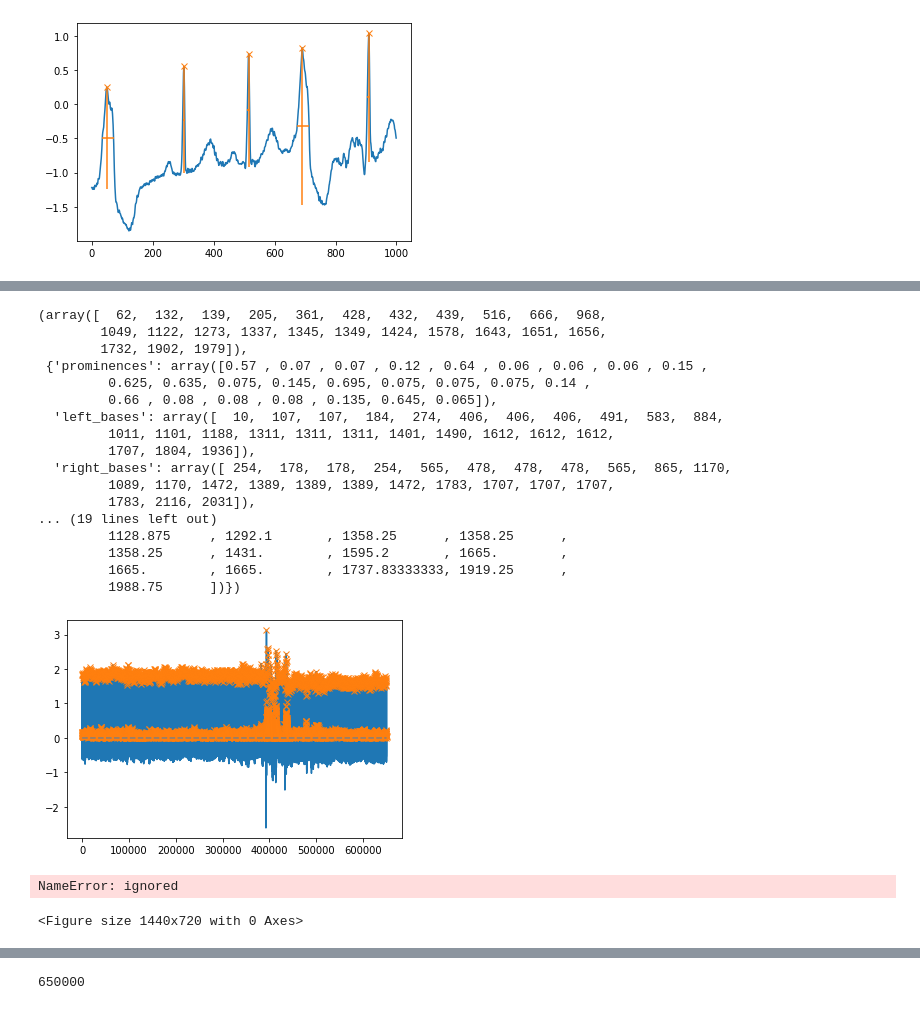
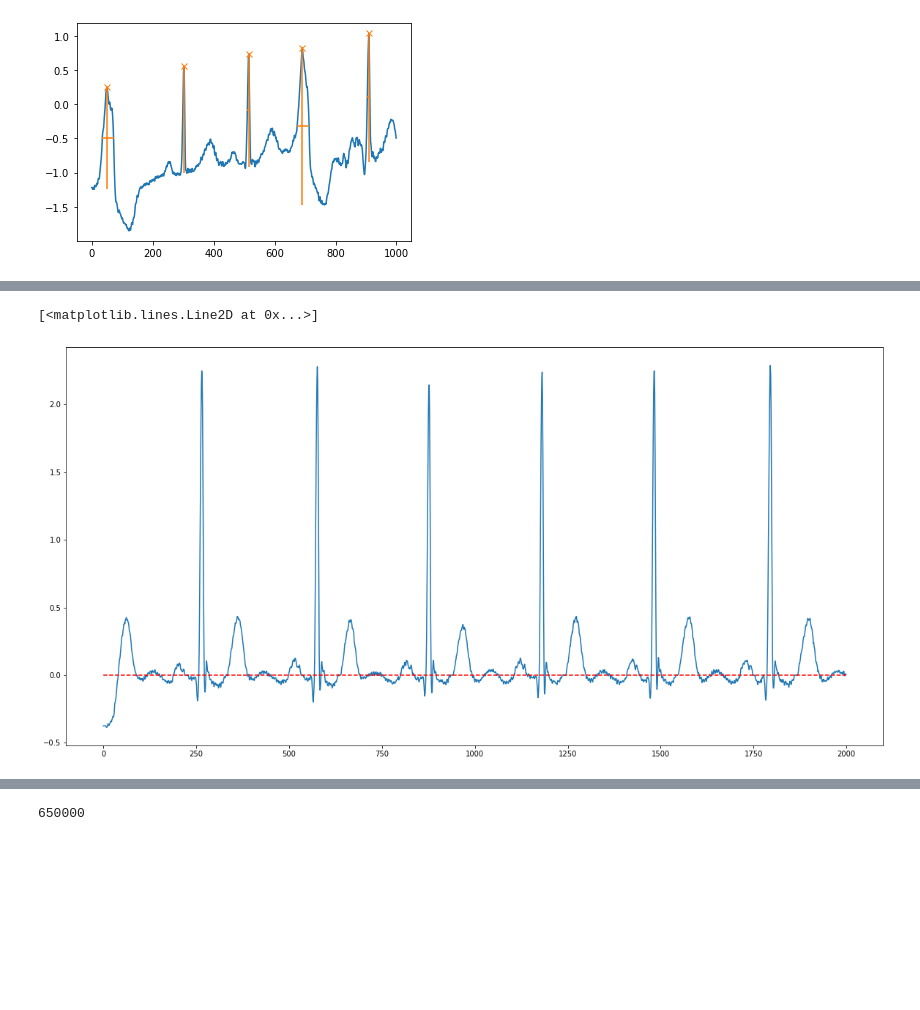
Before and after one commit to yawsonsamuel320/cardiac-arrhythmia, a Jupyter notebook: Arrythmia_Final_Year_Project.ipynb, the cells around one changed output, grey strips where cells are left out. Saved outputs shown, nothing was run; the diff lists cells and outputs as text; code cells hidden in the pictures; blank space fills up the shorter version.

```diff
--- a/Arrythmia_Final_Year_Project.ipynb
+++ b/Arrythmia_Final_Year_Project.ipynb
@@ -220,38 +246,9 @@ plt.show()
-# %%
-find_peaks(ecg, width=20)
-# %% [output]
-(array([  62,  132,  139,  205,  361,  428,  432,  439,  516,  666,  968,
-        1049, 1122, 1273, 1337, 1345, 1349, 1424, 1578, 1643, 1651, 1656,
-        1732, 1902, 1979]),
- {'prominences': array([0.57 , 0.07 , 0.07 , 0.12 , 0.64 , 0.06 , 0.06 , 0.06 , 0.15 ,
-         0.625, 0.635, 0.075, 0.145, 0.695, 0.075, 0.075, 0.075, 0.14 ,
-         0.66 , 0.08 , 0.08 , 0.08 , 0.135, 0.645, 0.065]),
-  'left_bases': array([  10,  107,  107,  184,  274,  406,  406,  406,  491,  583,  884,
-         1011, 1101, 1188, 1311, 1311, 1311, 1401, 1490, 1612, 1612, 1612,
-         1707, 1804, 1936]),
-  'right_bases': array([ 254,  178,  178,  254,  565,  478,  478,  478,  565,  865, 1170,
-         1089, 1170, 1472, 1389, 1389, 1389, 1472, 1783, 1707, 1707, 1707,
-         1783, 2116, 2031]),
-... (19 lines left out)
-         1128.875     , 1292.1       , 1358.25      , 1358.25      ,
-         1358.25      , 1431.        , 1595.2       , 1665.        ,
-         1665.        , 1665.        , 1737.83333333, 1919.25      ,
-         1988.75      ])})
-# %%
-peaks, _ = find_peaks(x, height=0)
-plt.plot(x)
-plt.plot(peaks, x[peaks], "x")
-plt.plot(np.zeros_like(x), "--", color="gray")
-plt.show()
-# %% [output]
-[figure, removed]
 # %%
-
-
+data = ecg
 plt.figure(figsize=(20, 10))
 plt.plot([i for i in range(0, 2000)], BWR.fix_baseline_wander(data, sr=200)[0:2000])
 plt.plot([i for i in range(0, 2000)], [0 for i in range(0, 2000)], "r--")
 # %% [output]
-NameError: ignored
+[<matplotlib.lines.Line2D at 0x...>]
-<Figure size 1440x720 with 0 Axes>
+[figure, added]
 # %%
```
Also changed, not shown: parts of 12 cells of this notebook.
